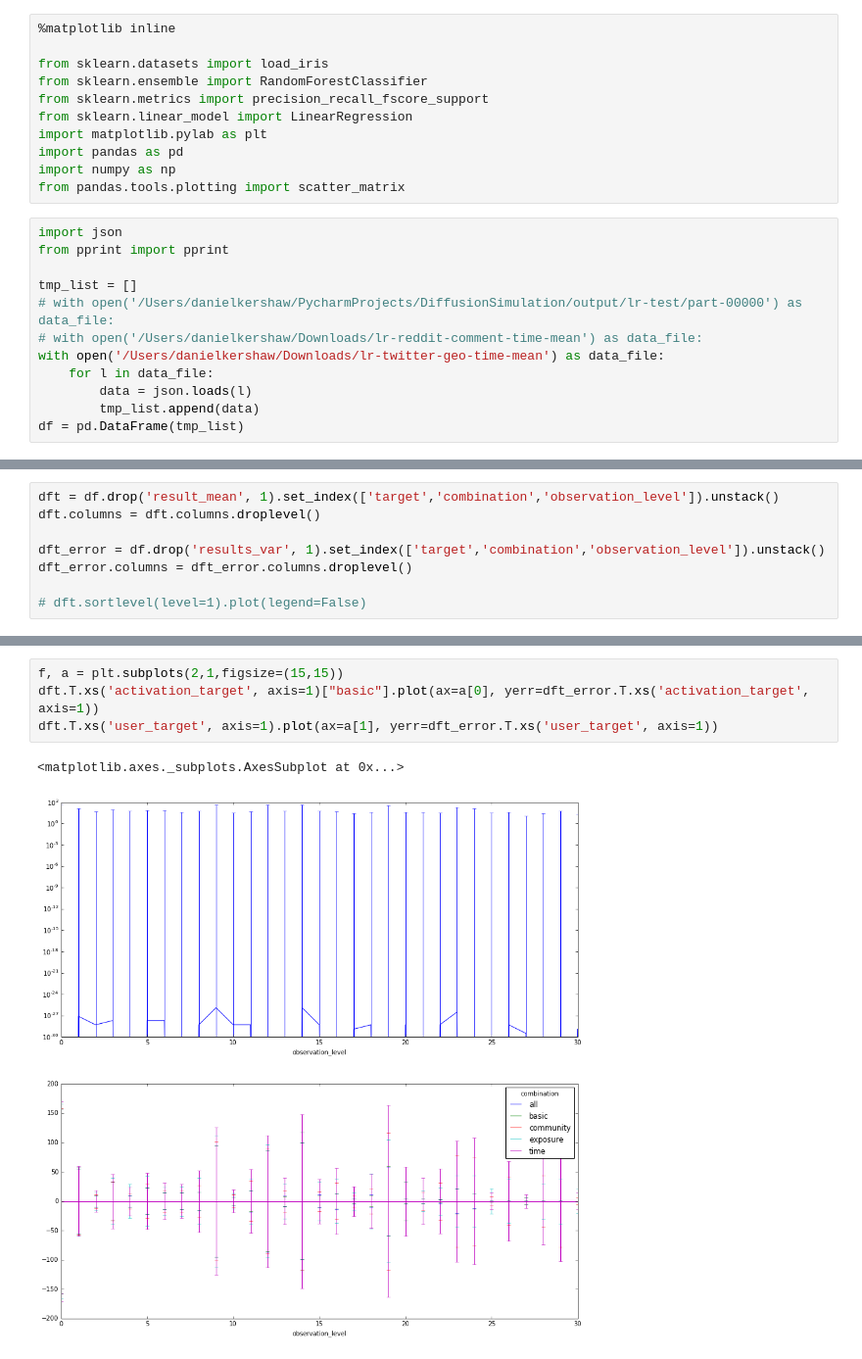
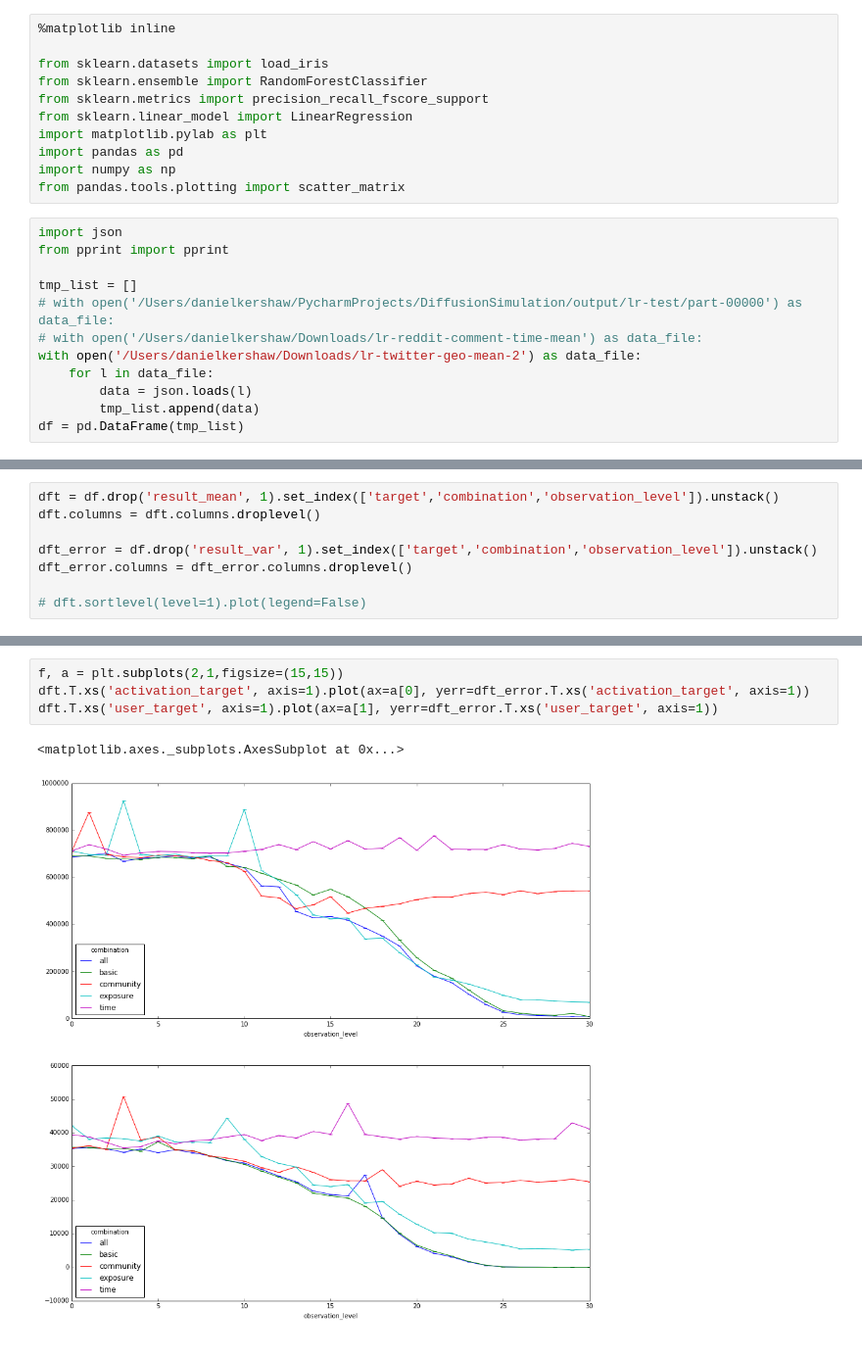
Before and after one commit to danjamker/DiffusionSimulation, a Jupyter notebook: notebook/Regression Visulisation.ipynb, the cells around one changed output, grey strips where cells are left out. Shown at 98% size. Cells and saved outputs as stored; diff of their text form.

```diff
--- a/notebook/Regression Visulisation.ipynb
+++ b/notebook/Regression Visulisation.ipynb
@@ -16,7 +16,7 @@ from pprint import pprint
 tmp_list = []
 # with open('/Users/danielkershaw/PycharmProjects/DiffusionSimulation/output/lr-test/part-00000') as data_file:
 # with open('/Users/danielkershaw/Downloads/lr-reddit-comment-time-mean') as data_file:
-with open('/Users/danielkershaw/Downloads/lr-twitter-geo-time-mean') as data_file:
+with open('/Users/danielkershaw/Downloads/lr-twitter-geo-mean-2') as data_file:
     for l in data_file:
         data = json.loads(l)
         tmp_list.append(data)
@@ -34,7 +34,7 @@ df.head()
 dft = df.drop('result_mean', 1).set_index(['target','combination','observation_level']).unstack()
 dft.columns = dft.columns.droplevel()
 
-dft_error = df.drop('results_var', 1).set_index(['target','combination','observation_level']).unstack()
+dft_error = df.drop('result_var', 1).set_index(['target','combination','observation_level']).unstack()
 dft_error.columns = dft_error.columns.droplevel()
 
 # dft.sortlevel(level=1).plot(legend=False)
@@ -63,9 +63,9 @@ dft.T
 # %%
 f, a = plt.subplots(2,1,figsize=(15,15))
-dft.T.xs('activation_target', axis=1)["basic"].plot(ax=a[0], yerr=dft_error.T.xs('activation_target', axis=1))
+dft.T.xs('activation_target', axis=1).plot(ax=a[0], yerr=dft_error.T.xs('activation_target', axis=1))
 dft.T.xs('user_target', axis=1).plot(ax=a[1], yerr=dft_error.T.xs('user_target', axis=1))
 # %% [output]
 <matplotlib.axes._subplots.AxesSubplot at 0x...>
-[figure, old version]
+[figure, new version]
 # %%
 f, a = plt.subplots(2,1,figsize=(15,15))
```
Also changed, not shown: parts of 4 cells of this notebook, 5 other files.
